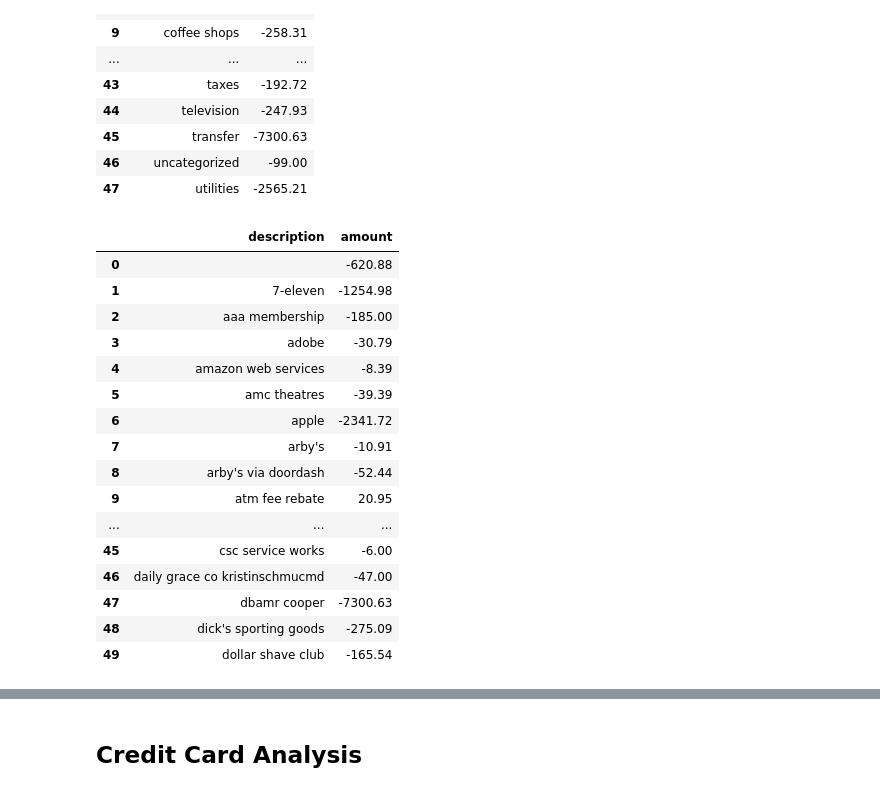
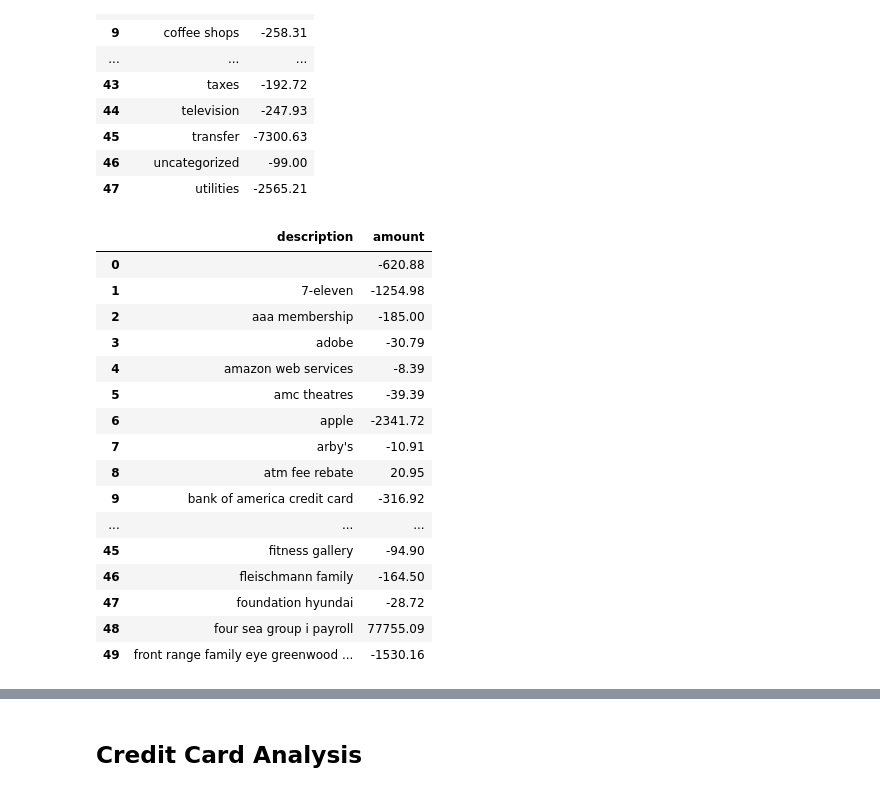
Before and after one commit to Tyton25/tools, a Jupyter notebook: Expenses_Analysis.ipynb, the cells around one changed output, grey strips where cells are left out. Saved outputs shown, nothing was run; the diff lists cells and outputs as text; code cells hidden in the pictures.

```diff
--- a/Expenses_Analysis.ipynb
+++ b/Expenses_Analysis.ipynb
@@ -6,0 +17,9 @@ import re
+# %%
+pattern_list = []
+with open("/content/bank_regexes.csv", 'r') as f:
+  csv_reader = csv.reader(f)
+  for line in csv_reader:
+    pattern_list.append(f"r'{line[0]}'")
+
+  for patt in pattern_list:
+    print(patt)
@@ -16,4 +41,36 @@ def refactor_cols(my_df):
   debit_df["date"] = pd.to_datetime(debit_df["date"])
 
   return my_df
+# %%
+split_patterns = []
+search_patterns = []
+
+patterns_df = pd.read_csv("/content/bank_regexes.csv")
+patterns_dict = patterns_df.to_dict()
+
+for i in patterns_dict['split']:
+  split_patterns.append(patterns_dict['split'][i])
+
+for i in patterns_dict['search']:
+  search_patterns.append(patterns_dict['search'][i])
+# %%
+def sum_col(raw_df, my_col):
+  drop_cols = [c for c in raw_df.columns if c not in ['amount', my_col]]
+
+  my_df = raw_df.copy(deep=True)
+  my_df.drop(columns=drop_cols, inplace=True)
+
+  my_df[my_col] = my_df[my_col].map(lambda x: x.lower())
+
+  for patt in split_patterns:
+    my_df[my_col] = my_df[my_col].apply(lambda x: re.split(patt, x)[0])
+
+  for patt in search_patterns:
+    my_df[my_col] = my_df[my_col].apply(lambda x: re.search(patt, x).group(0) if re.search(patt, x) else x)
+
+  my_df = my_df.groupby(my_col).agg('sum')
+  my_df.sort_values(by=[my_col], inplace=True)
+  my_df.reset_index(inplace=True)
+
+  return my_df
 # %%
@@ -147,26 +206,26 @@ category_totals_df
 | 46 | uncategorized | -99.00 |
 | 47 | utilities | -2565.21 |
 # %%
-debit_desc_totals_df = sum_desc_col(debit_df)
+debit_desc_totals_df = sum_col(debit_df, 'description')
 debit_desc_totals_df[:50]
 # %% [output]
 |  | description | amount |
 | 0 |  | -620.88 |
 | 1 | 7-eleven | -1254.98 |
 | 2 | aaa membership | -185.00 |
 | 3 | adobe | -30.79 |
 | 4 | amazon web services | -8.39 |
 | 5 | amc theatres | -39.39 |
 | 6 | apple | -2341.72 |
 | 7 | arby's | -10.91 |
-| 8 | arby's via doordash | -52.44 |
-| 9 | atm fee rebate | 20.95 |
+| 8 | atm fee rebate | 20.95 |
+| 9 | bank of america credit card | -316.92 |
 | ... | ... | ... |
-| 45 | csc service works | -6.00 |
-| 46 | daily grace co kristinschmucmd | -47.00 |
-| 47 | dbamr cooper | -7300.63 |
-| 48 | dick's sporting goods | -275.09 |
-| 49 | dollar shave club | -165.54 |
+| 45 | fitness gallery | -94.90 |
+| 46 | fleischmann family | -164.50 |
+| 47 | foundation hyundai | -28.72 |
+| 48 | four sea group i payroll | 77755.09 |
+| 49 | front range family eye greenwood ... | -1530.16 |
 # %%
 debit_desc_totals_df[50:100]
 # %% [output]
```
Also changed, not shown: parts of 18 cells of this notebook.
